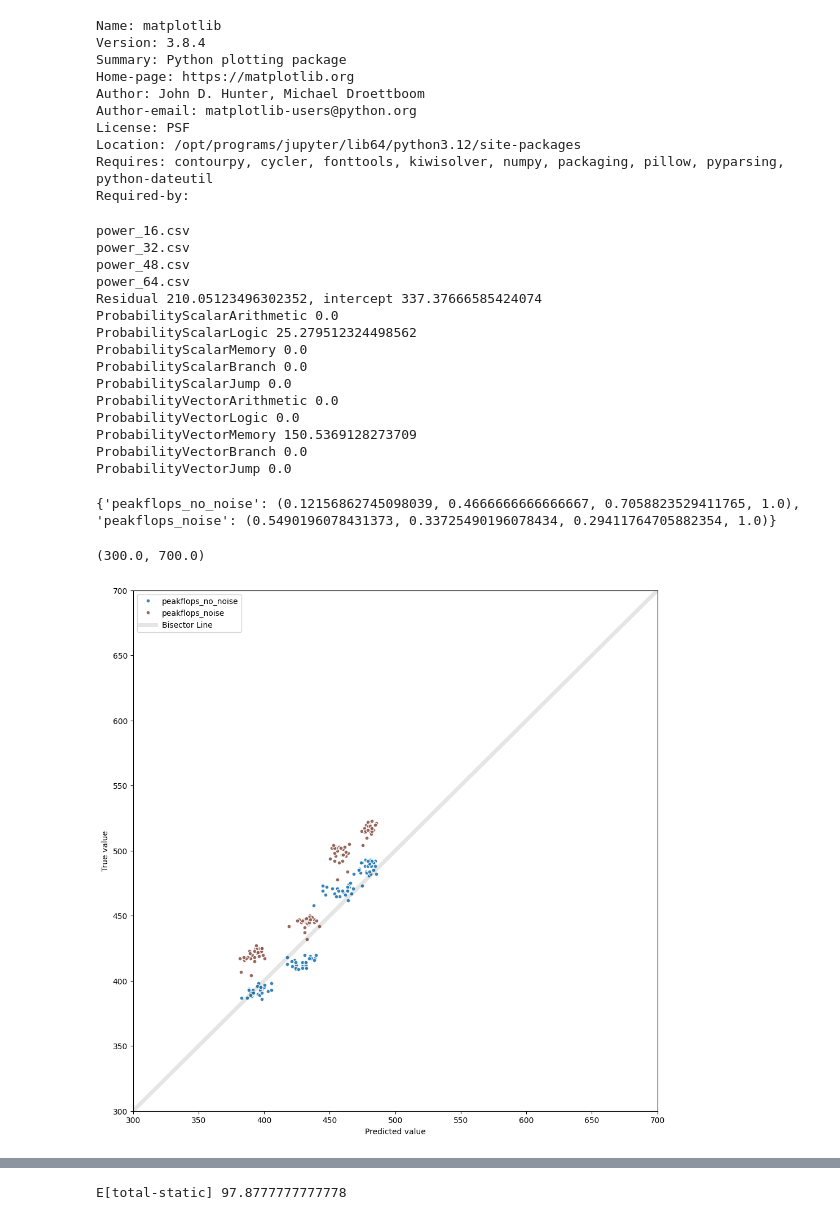
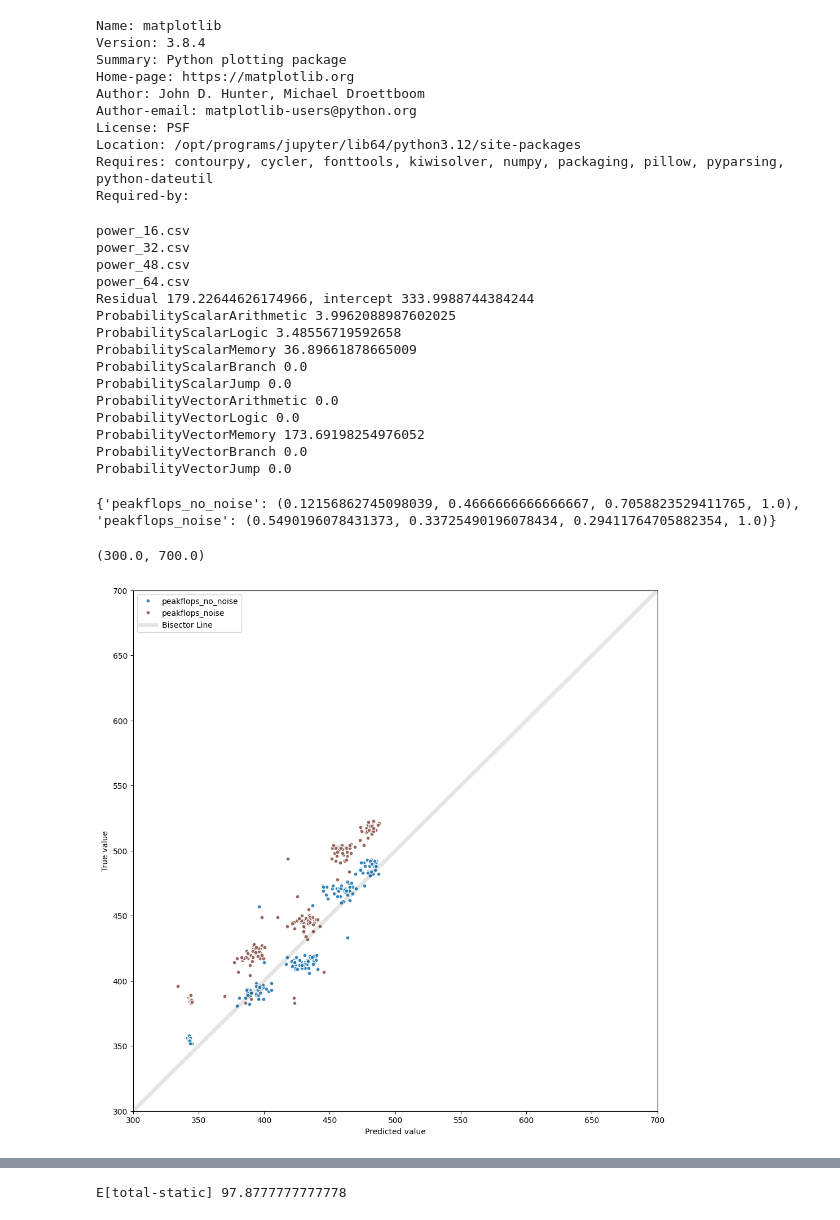
Before and after one commit to NiccoloTosato/PowerBenchmarks, a Jupyter notebook: final_plot.ipynb, the cells around one changed output, grey strips where cells are left out. Drawn from its saved outputs; the diff is of its cells as text; code cells hidden in the pictures.

```diff
--- a/final_plot.ipynb
+++ b/final_plot.ipynb
@@ -436,7 +436,7 @@ independent_variables=["ProbabilityScalarArithmetic",
 df_list_train= load_df_list_train_noise()
 df = pd.concat(df_list_train)
 df["Total_power"]=df["PSUPower0"]+df["PSUPower1"]
-#df=df[ (df["SystemCpuUsage"] < 7) | (df["Total_power"] > 400)]
+df=df[ (df["SystemCpuUsage"] < 7) | (df["Total_power"] > 375)]
 df = normalize_model1(df.copy())
 
 A=df[independent_variables].to_numpy()
@@ -457,15 +457,15 @@ power_16.csv
 power_32.csv
 power_48.csv
 power_64.csv
-Residual 210.05123496302352, intercept 337.37666585424074
-ProbabilityScalarArithmetic 0.0
-ProbabilityScalarLogic 25.279512324498562
-ProbabilityScalarMemory 0.0
+Residual 179.22644626174966, intercept 333.9988744384244
+ProbabilityScalarArithmetic 3.9962088987602025
+ProbabilityScalarLogic 3.48556719592658
+ProbabilityScalarMemory 36.89661878665009
 ProbabilityScalarBranch 0.0
 ProbabilityScalarJump 0.0
 ProbabilityVectorArithmetic 0.0
 ProbabilityVectorLogic 0.0
-ProbabilityVectorMemory 150.5369128273709
+ProbabilityVectorMemory 173.69198254976052
 ProbabilityVectorBranch 0.0
 ProbabilityVectorJump 0.0
 # %%
@@ -479,45 +479,45 @@ print(name_to_color)  # This will print the mapping of labels to colors
 import warnings
 warnings.filterwarnings('ignore')
 
-df_list_test= load_df_list_test()
+df_list_test= load_df_list_test_noise()
 plt.figure(figsize=(12,12))
 
 for df in df_list_test:
 #df = pd.concat(df_list_test)
     df["Total_power"]=df["PSUPower0"]+df["PSUPower1"]
-    #df=df[ (df["SystemCpuUsage"] < 7) | (df["Total_power"] > 400)]
+    df=df[ (df["SystemCpuUsage"] < 7) | (df["Total_power"] > 375)]
 
     #df1=df[ (df["SystemCpuUsage"] < 40) | (df["Total_power"] > 425)].copy()
     df1 = normalize_model1(df.copy())
     prediction=list()
     if True:
         for row in df1[independent_variables].to_numpy():
             #print(row)
             prediction.append(row@coeff_1[:-1] + intercept_1)
         df1["prediction"]=prediction
         if len(df) <1:
             continue
         test_name=df1["name"].iloc[0]
         cores=df1["cores"].iloc[0]
         plt.plot(df1["prediction"],df1["Total_power"], 'o',
                  markersize=5,
                  alpha=0.9,
                  fillstyle='full',
                  markeredgecolor='white',
                  markeredgewidth=1,label=test_name,color=name_to_color[test_name])
 
 plt.plot([0,700],[0,700], '-k', linewidth=5, alpha=0.1, label='Bisector Line')
 handles, labels = plt.gca().get_legend_handles_labels()
 by_label = dict(zip(labels, handles))
 plt.legend(by_label.values(), by_label.keys())
 plt.ylabel("True value")
 plt.xlabel("Predicted value")
 plt.xlim([300,700])
 plt.ylim([300,700])
 # %% [output]
 {'peakflops_no_noise': (0.12156862745098039, 0.4666666666666667, 0.7058823529411765, 1.0), 'peakflops_noise': (0.5490196078431373, 0.33725490196078434, 0.29411764705882354, 1.0)}
 (300.0, 700.0)
-[figure, old version]
+[figure, new version]
 # %%
 df= load_df_list_test_noise()
 df = pd.concat(df)
```
Also changed, not shown: parts of 3 cells of this notebook.
